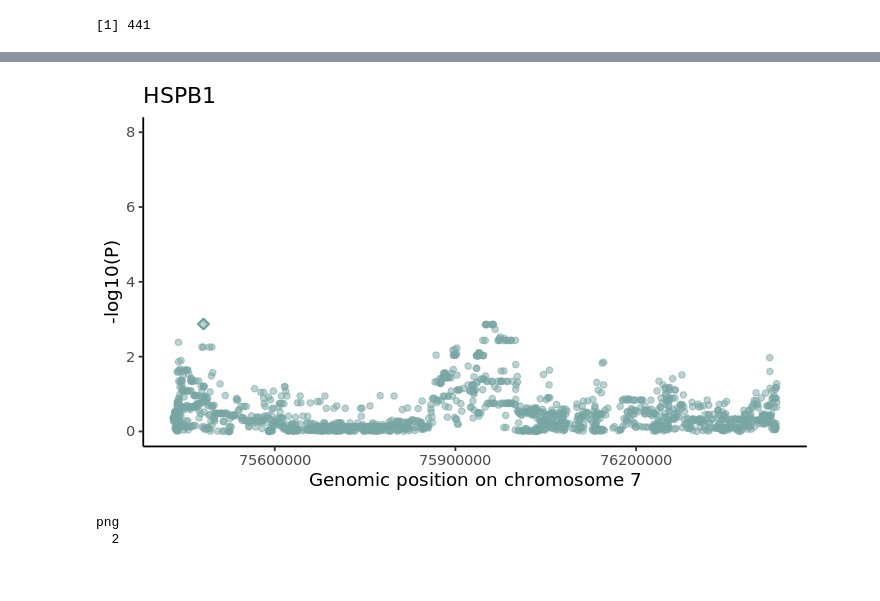
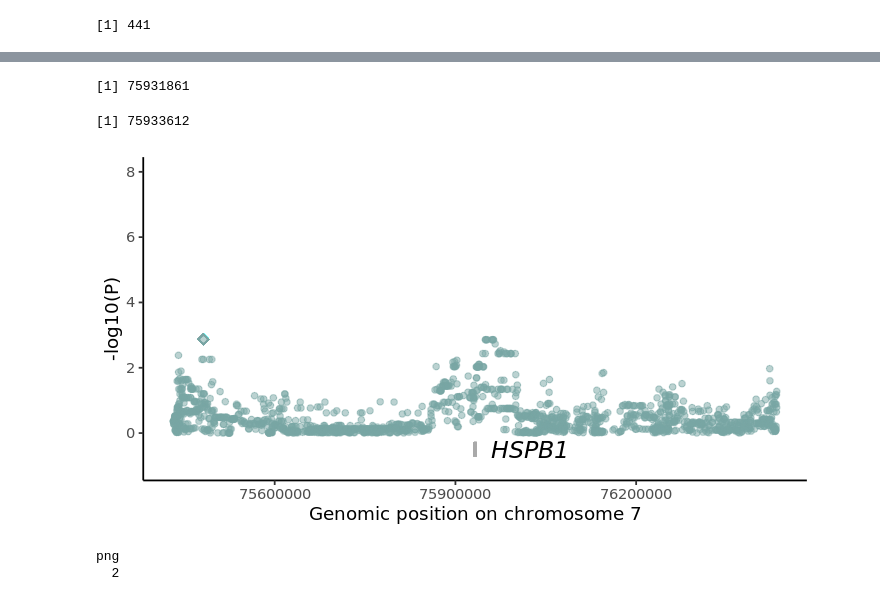
Before and after one commit to single-cell-genetics/singlecell_neuroseq_paper, a Jupyter notebook: plotting_notebooks/Figure_4/fig4b_DA_mat_HSPB1.ipynb, the cells around one changed output, grey strips where cells are left out. Drawn from its saved outputs; the diff is of its cells as text; code cells hidden in the pictures.

Commit message:
Updated plotting fig 3a, 4b

```diff
--- a/plotting_notebooks/Figure_4/fig4b_DA_mat_HSPB1.ipynb
+++ b/plotting_notebooks/Figure_4/fig4b_DA_mat_HSPB1.ipynb
@@ -53,6 +53,8 @@ gene_name = 'HSPB1'
 # %%
 annos[annos$hgnc_symbol == gene_name,]
 gene = as.character(annos[annos$hgnc_symbol == gene_name,"ensembl_gene_id"])
+gene_start = annos[annos$hgnc_symbol == gene_name,"start"]
+gene_end = annos[annos$hgnc_symbol == gene_name,"end"]
 # %% [output]
 |  | feature_id | chromosome | start | end | hgnc_symbol | combined_feature_id | ensembl_gene_id |
 | 2373 | ENSG00000106211_HSPB1 | 7 | 75931861 | 75933612 | HSPB1 | ENSG00000106211_HSPB1 | ENSG00000106211 |
@@ -79,8 +81,22 @@ library(ggplot2)
 pos1 = r1[r1$p_value == m1,"snp_position"][1]
 p1 = ggplot(r1, aes(x = snp_position, y = -log10(p_value))) + geom_point(alpha = 0.5,col=col_D30) +
     geom_point(aes(x=pos1, y = -log10(m1)),col=col_D30, size = 2, shape = 23, alpha = 1) +
-    ggtitle(gene_name) + ylim(c(0,8)) + theme_classic()+
+#     ggtitle(gene_name) +
+    ylim(c(-1,8)) + theme_classic()+
     xlab("Genomic position on chromosome 7") + ylab("-log10(P)")
-p1
+# p1
-# %% [output]
-[figure, removed]
+# %%
+gene_start
+gene_end
+# %% [output]
+[1] 75931861
+[1] 75933612
+# %%
+p = p1
+p <- p + geom_rect(mapping = aes(xmin = gene_start, xmax = gene_end, ymin = -0.7, ymax = -0.3),
+                  color = "darkgray", alpha = 0.2, fill = "lightgrey")
+p <- p + annotate("text", x = gene_end + 0.9*10e+4, y = -0.5, label = "HSPB1", col = "black", size = 5, fontface = 'italic')
+p1 = p
+p1
+# %% [output]
+[figure, added]
```
Also changed, not shown: parts of 6 cells of this notebook, 2 other files.
